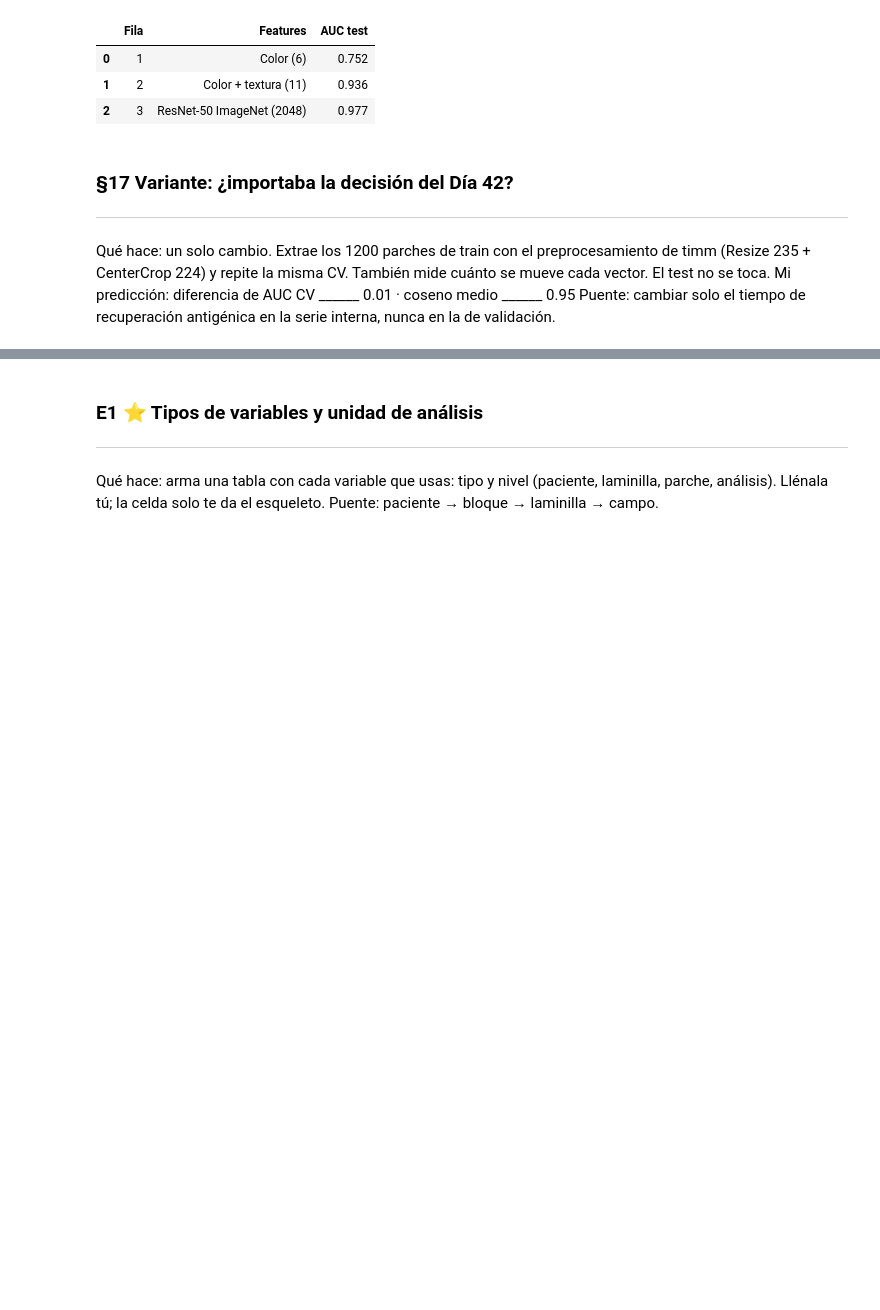
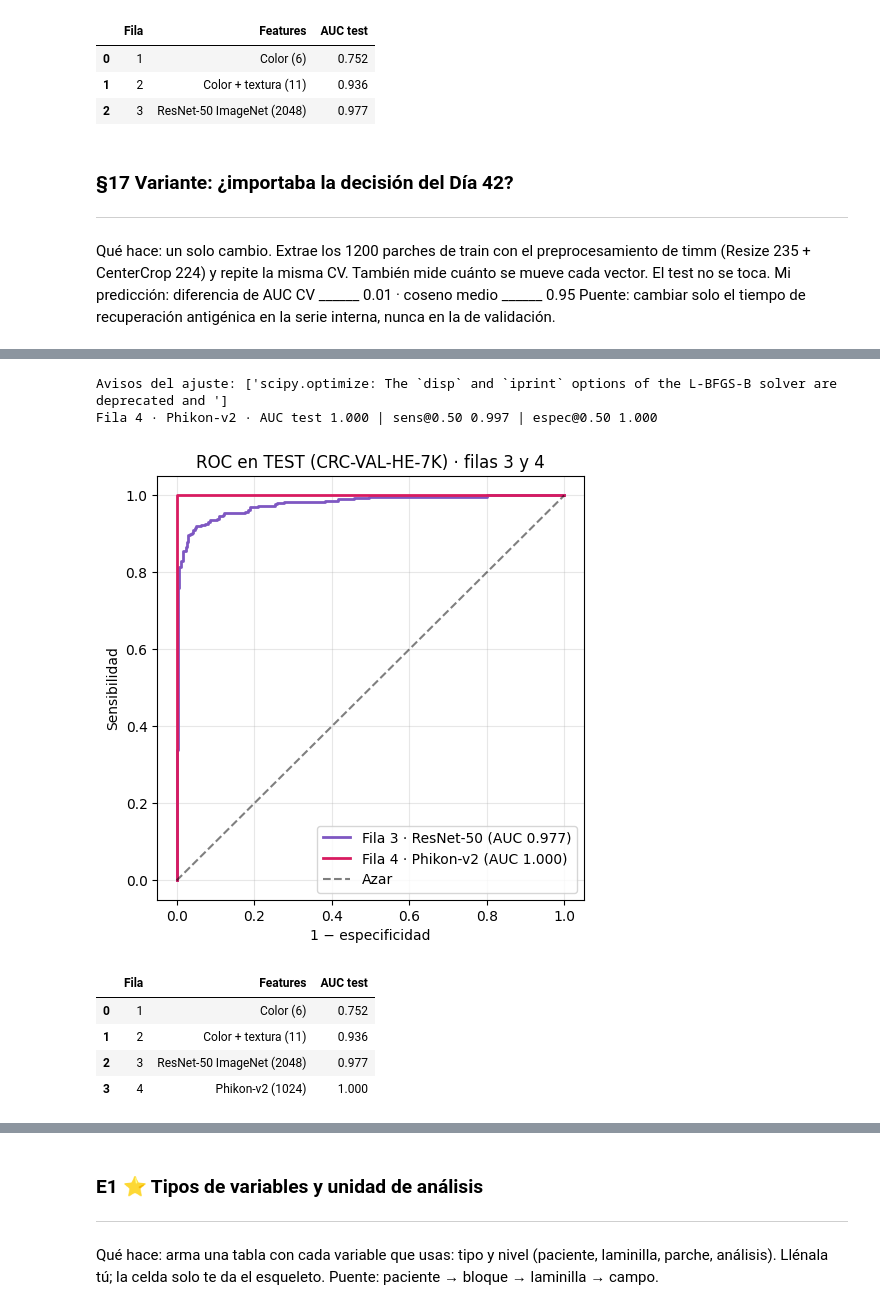
Before and after one commit to CarlosJB95/PathIA-MSI-colon, a Jupyter notebook: Notebook_07_embeddings.ipynb, the cells around one changed output, grey strips where cells are left out. Cells and saved outputs as stored; diff of their text form; code cells hidden in the pictures; blank space fills up the shorter version.

Commit message:
Día 44 — fila 4: Phikon-v2 + LR (test una vez) + E12

```diff
--- a/Notebook_07_embeddings.ipynb
+++ b/Notebook_07_embeddings.ipynb
@@ -594,0 +764,11 @@ Coseno a mano vs timm (1200 parches) · media 0.946 | mínimo 0.872
+# %%
+# §22 Extracción completa: mismo protocolo que la fila 3, otro extractor
+t0 = time.perf_counter()
+X4_tr = extraer(modelo4, Xtr, prep_mano, bs=32)
+X4_te = extraer(modelo4, Xte, prep_mano, bs=32)
+print(f"Extracción: {time.perf_counter() - t0:.0f} s · X4_tr {X4_tr.shape} · X4_te {X4_te.shape}")
+print(f"NaN: {np.isnan(X4_tr).any() or np.isnan(X4_te).any()} | "
+      f"negativos: {(X4_tr < 0).mean():.1%} de los valores | ceros: {(X4_tr == 0).mean():.1%}")
+
+X4_chk = extraer(modelo4, Xtr[:8], prep_mano, bs=8)          # control: lote aparte
+print(f"Control lote 8 vs extracción completa · diferencia máxima {np.abs(X4_chk - X4_tr[:8]).max():.1e}")
@@ -594,0 +834,43 @@ Coseno a mano vs timm (1200 parches) · media 0.946 | mínimo 0.872
+# %%
+# §25 ⚠️ TEST: una sola vez para la fila 4
+import warnings
+import pandas as pd
+from sklearn.metrics import roc_auc_score, roc_curve, confusion_matrix
+
+with warnings.catch_warnings(record=True) as avisos:
+    warnings.simplefilter("always")
+    m4 = nuevo_modelo().fit(X4_tr, ytr_num)                     # entrenar SOLO con train
+print("Avisos del ajuste:", [str(a.message)[:90] for a in avisos] or "ninguno")
+
+p_f4 = m4.predict_proba(X4_te)[:, 1]
+auc_f4 = roc_auc_score(yte_num, p_f4)
+tn, fp, fn, tp = confusion_matrix(yte_num, (p_f4 >= 0.5).astype(int)).ravel()
+print(f"Fila 4 · {MODELO_F4} · AUC test {auc_f4:.3f} | sens@0.50 {tp / (tp + fn):.3f} | "
+      f"espec@0.50 {tn / (tn + fp):.3f}")
+np.savez(DOWNLOADS / "nct_probas_test_fila4.npz", p=p_f4, y=yte_num)   # Días 47–48 (pareado)
+
+p_f3 = np.load(DOWNLOADS / "nct_probas_test_fila3.npz")["p"]           # ya guardadas el Día 43
+plt.figure(figsize=(5.5, 5.5))
+for p, etiqueta, color in [(p_f3, "Fila 3 · ResNet-50", "#7e57c2"),
+                           (p_f4, f"Fila 4 · {MODELO_F4}", "#d81b60")]:
+    fpr, tpr, _ = roc_curve(yte_num, p)
+    plt.plot(fpr, tpr, lw=2, color=color, label=f"{etiqueta} (AUC {roc_auc_score(yte_num, p):.3f})")
+plt.plot([0, 1], [0, 1], "k--", alpha=0.5, label="Azar")
+plt.xlabel("1 − especificidad"); plt.ylabel("Sensibilidad")
+plt.title("ROC en TEST (CRC-VAL-HE-7K) · filas 3 y 4")
+plt.legend(loc="lower right"); plt.grid(alpha=0.3)
+plt.savefig(RESULTS / "07_roc_fila4.png", dpi=150, bbox_inches="tight"); plt.show()
+
+pd.DataFrame({"Fila": [1, 2, 3, 4],
+              "Features": ["Color (6)", "Color + textura (11)", "ResNet-50 ImageNet (2048)",
+                           f"{MODELO_F4} ({X4_tr.shape[1]})"],
+              "AUC test": [0.752, 0.936, 0.977, round(auc_f4, 3)]})
+# %% [output]
+Avisos del ajuste: ['scipy.optimize: The `disp` and `iprint` options of the L-BFGS-B solver are deprecated and ']
+Fila 4 · Phikon-v2 · AUC test 1.000 | sens@0.50 0.997 | espec@0.50 1.000
+[figure, added]
+|  | Fila | Features | AUC test |
+| 0 | 1 | Color (6) | 0.752 |
+| 1 | 2 | Color + textura (11) | 0.936 |
+| 2 | 3 | ResNet-50 ImageNet (2048) | 0.977 |
+| 3 | 4 | Phikon-v2 (1024) | 1.000 |
```
Also changed, not shown: parts of 22 cells of this notebook.
